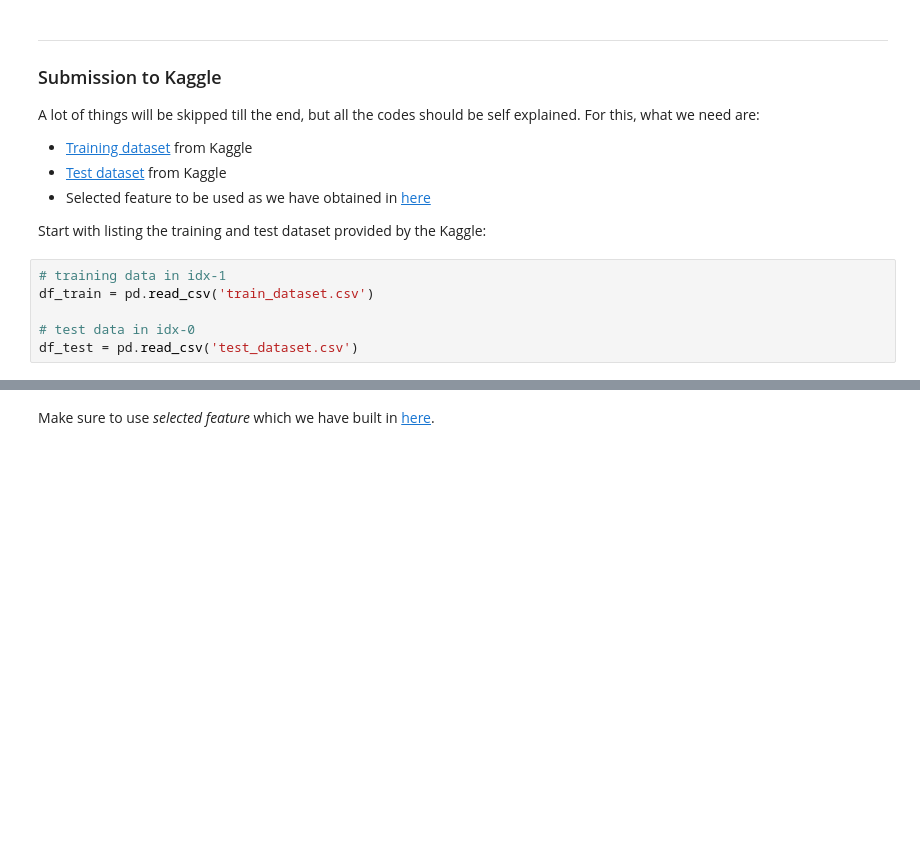
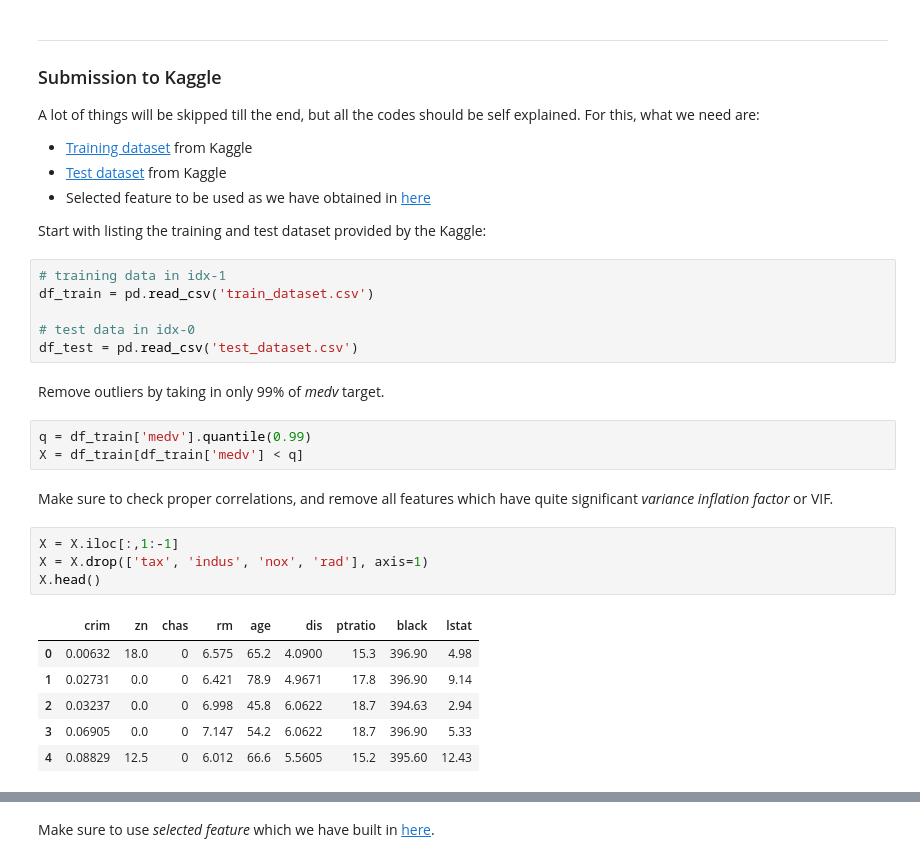
Before and after one commit to yanuartadityan/boston_house, a Jupyter notebook: EDA Boston House.ipynb, the cells around one changed output, grey strips where cells are left out. Cells and saved outputs as stored; diff of their text form; blank space fills up the shorter version.

```diff
--- a/EDA Boston House.ipynb
+++ b/EDA Boston House.ipynb
@@ -613,3 +615,21 @@ df_train = pd.read_csv('train_dataset.csv')
 
 # test data in idx-0
 df_test = pd.read_csv('test_dataset.csv')
+# %% [markdown]
+Remove outliers by taking in only 99% of *medv* target.
+# %%
+q = df_train['medv'].quantile(0.99)
+X = df_train[df_train['medv'] < q]
+# %% [markdown]
+Make sure to check proper correlations, and remove all features which have quite significant *variance inflation factor* or VIF.
+# %%
+X = X.iloc[:,1:-1]
+X = X.drop(['tax', 'indus', 'nox', 'rad'], axis=1)
+X.head()
+# %% [output]
+|  | crim | zn | chas | rm | age | dis | ptratio | black | lstat |
+| 0 | 0.00632 | 18.0 | 0 | 6.575 | 65.2 | 4.0900 | 15.3 | 396.90 | 4.98 |
+| 1 | 0.02731 | 0.0 | 0 | 6.421 | 78.9 | 4.9671 | 17.8 | 396.90 | 9.14 |
+| 2 | 0.03237 | 0.0 | 0 | 6.998 | 45.8 | 6.0622 | 18.7 | 394.63 | 2.94 |
+| 3 | 0.06905 | 0.0 | 0 | 7.147 | 54.2 | 6.0622 | 18.7 | 396.90 | 5.33 |
+| 4 | 0.08829 | 12.5 | 0 | 6.012 | 66.6 | 5.5605 | 15.2 | 395.60 | 12.43 |
```
Also changed, not shown: parts of 17 cells of this notebook, 2 other files.
